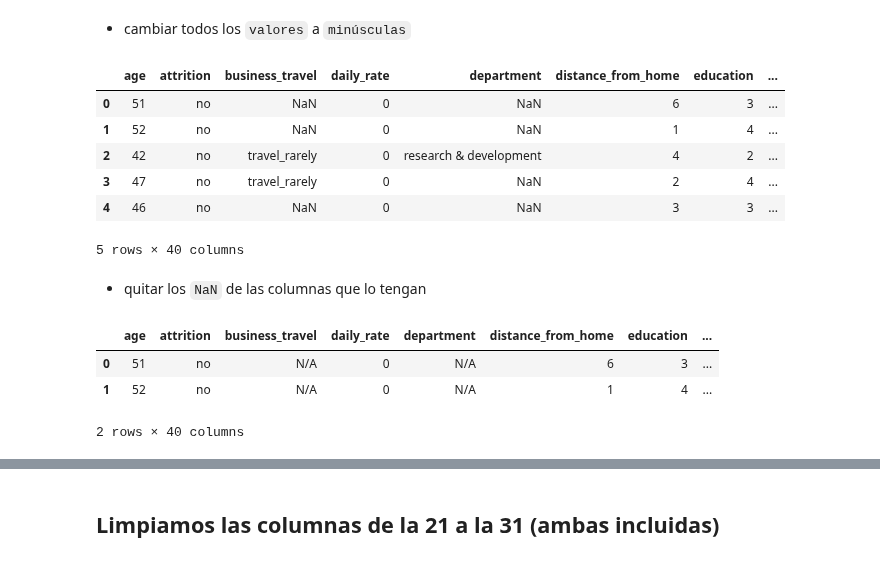
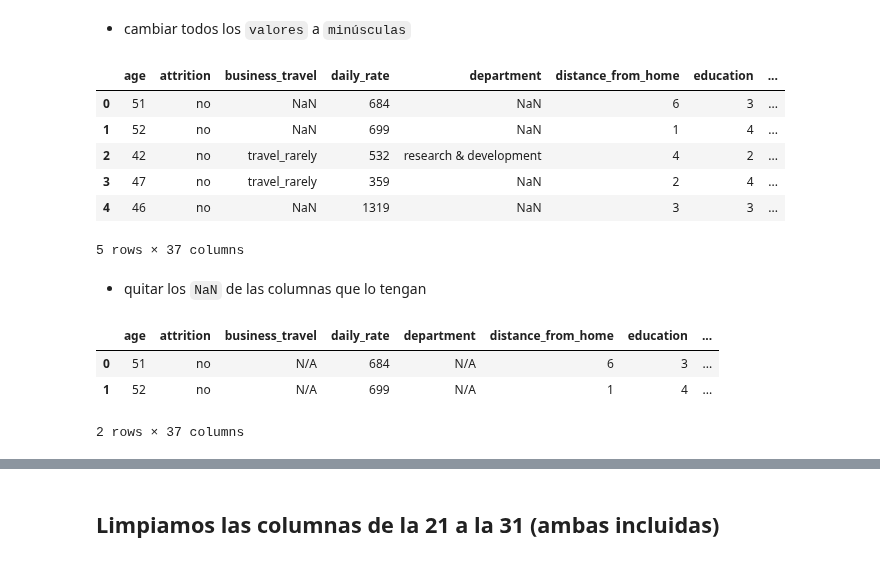
Before and after one commit to Violainedlst/proyecto-da-promo-H-modulo-3-team-2-People-pulse, a Jupyter notebook: Fase2_TDD_2.0.ipynb, the cells around one changed output, grey strips where cells are left out. Drawn from its saved outputs; the diff is of its cells as text; code cells hidden in the pictures.

```diff
--- a/Fase2_TDD_2.0.ipynb
+++ b/Fase2_TDD_2.0.ipynb
@@ -147,7 +147,7 @@ memory usage: 529.7+ KB
 ## Decidimos entre Silvia P, Diana y Mábel, quitar columnas id_employee por no encontrarle utilidad
 # %%
 # Eliminar las columnas 'id' y 'same_as_monthly_income'
-data_noid = data.drop(columns=["id", "same_as_monthly_income"])
+data_noid = data.drop(columns=["id", "same_as_monthly_income","employee_count","salary","standard_hours"])
 
 # Mostrar el DataFrame resultante
 data_noid
@@ -184,8 +184,11 @@ for simbolo in quitar_simbolos:
 # Rellena los valores NaN y los valores vacíos con '0'
 data_noid['daily_rate'] = data_noid['daily_rate'].replace(['nan', ''], '0')
 
-# Convierte la columna 'daily_rate' a tipo int, manejando errores
-data_noid['daily_rate'] = pd.to_numeric(data_noid['daily_rate'], errors='coerce').fillna(0).astype(int)
+# Reemplazamos las comas por puntos
+data_noid['daily_rate'] = data_noid['daily_rate'].str.replace(',', '.')
 
-# Muestra las primeras filas del DataFrame para verificar que los valores de la columna se han modificado correctamente
-data_noid.head(2)
+# Convertimos la columna a tipo numérico (dtype: "object" pasa a ser dtype: "float64")
+data_noid['daily_rate'] = pd.to_numeric(data_noid['daily_rate'], errors='coerce')
+
+# Cambiamos los valores de tipo string a int usando ".astype(int)"
+data_noid['daily_rate'] = data_noid['daily_rate'].astype(int)
@@ -199,7 +197,7 @@ data_noid.head(2)
 - `hourly_rate` aparece como `object` y debería ser `int`
 - `monthly_income`: convertir a `int`
 # %%
-columnas3 = ['age', 'hourly_rate', 'monthly_income']
+columnas3 = ['age', 'hourly_rate','years_in_current_role','performance_rating','total_working_years']
 
 # Itera sobre cada columna en la lista de columnas a convertir
 for columna in columnas3:
@@ -222,12 +217,0 @@ data_noid.head(2)
-# %%
-# Eliminar caracteres no numéricos de 'employee_number'
-data_noid['employee_number'] = data_noid['employee_number'].astype(str).str.replace('[^0-9.]', '', regex=True)
-
-# Rellenar los valores NaN con 0
-data_noid['employee_number'] = pd.to_numeric(data_noid['employee_number'], errors='coerce').fillna(0)
-
-# Convertir la columna 'employee_number' de float a int
-data_noid['employee_number'] = data_noid['employee_number'].astype(int)
-
-# Mostrar los primeros registros para verificar
-data_noid.head(2)
@@ -240,33 +219,37 @@ data_noid.head(2)
 - cambiar todos los `valores` a `minúsculas`
 # %%
 # Lista de columnas a convertir a minúsculas de al 0 a la 21
-columns_to_lower = [
-    'age', 'attrition', 'business_travel', 'daily_rate', 'department',
-    'distance_from_home', 'education', 'education_field', 'employee_count',
-    'employee_number', 'environment_satisfaction', 'gender', 'hourly_rate',
-    'job_involvement', 'job_level', 'job_role', 'job_satisfaction',
-    'marital_status', 'monthly_income', 'monthly_rate'
-]
+columns_to_lower = ['age', 'attrition', 'business_travel', 'daily_rate', 'department',
+       'distance_from_home', 'education', 'education_field', 'employee_number',
+       'environment_satisfaction', 'gender', 'hourly_rate', 'job_involvement',
+       'job_level', 'job_role', 'job_satisfaction', 'marital_status',
+       'monthly_income', 'monthly_rate', 'num_companies_worked', 'over_18',
+       'overtime', 'percent_salary_hike', 'performance_rating',
+       'relationship_satisfaction', 'stock_option_level',
+       'total_working_years', 'training_times_last_year', 'work_life_balance',
+       'years_at_company', 'years_in_current_role',
+       'years_since_last_promotion', 'years_with_curr_manager', 'year_birth',
+       'role_department', 'number_children', 'remote_work']
 
 # Convertir a minúsculas las columnas especificadas
 for column in columns_to_lower:
     if data_noid[column].dtype == 'object':  # Verifica si la columna es de tipo str
         data_noid[column] = data_noid[column].str.lower()
 
 data_noid.head(5)
 # %% [output]
 |  | age | attrition | business_travel | daily_rate | department | distance_from_home | education | ... |
-| 0 | 51 | no | NaN | 0 | NaN | 6 | 3 | ... |
-| 1 | 52 | no | NaN | 0 | NaN | 1 | 4 | ... |
-| 2 | 42 | no | travel_rarely | 0 | research & development | 4 | 2 | ... |
-| 3 | 47 | no | travel_rarely | 0 | NaN | 2 | 4 | ... |
-| 4 | 46 | no | NaN | 0 | NaN | 3 | 3 | ... |
+| 0 | 51 | no | NaN | 684 | NaN | 6 | 3 | ... |
+| 1 | 52 | no | NaN | 699 | NaN | 1 | 4 | ... |
+| 2 | 42 | no | travel_rarely | 532 | research & development | 4 | 2 | ... |
+| 3 | 47 | no | travel_rarely | 359 | NaN | 2 | 4 | ... |
+| 4 | 46 | no | NaN | 1319 | NaN | 3 | 3 | ... |
-5 rows × 40 columns
+5 rows × 37 columns
 # %% [markdown]
 - quitar los `NaN` de las columnas que lo tengan
 # %%
-# Reemplazar NaN en las columnas especificadas por 'No aplica'
-columns_to_replace = ['business_travel', 'department', 'education_field', 'marital_status']
+# Reemplazar NaN en las columnas especificadas por 'N/A'
+columns_to_replace = ['business_travel', 'department', 'education_field', 'marital_status','overtime','performance_rating','work_life_balance']
 replacement_value = 'N/A'
 
 data_noid[columns_to_replace] = data_noid[columns_to_replace].fillna(replacement_value)
@@ -275,6 +258,6 @@ data_noid[columns_to_replace] = data_noid[columns_to_replace].fillna(replacement
 data_noid.head(2)
 # %% [output]
 |  | age | attrition | business_travel | daily_rate | department | distance_from_home | education | ... |
-| 0 | 51 | no | N/A | 0 | N/A | 6 | 3 | ... |
-| 1 | 52 | no | N/A | 0 | N/A | 1 | 4 | ... |
+| 0 | 51 | no | N/A | 684 | N/A | 6 | 3 | ... |
+| 1 | 52 | no | N/A | 699 | N/A | 1 | 4 | ... |
-2 rows × 40 columns
+2 rows × 37 columns
```
Also changed, not shown: parts of 33 cells of this notebook.
